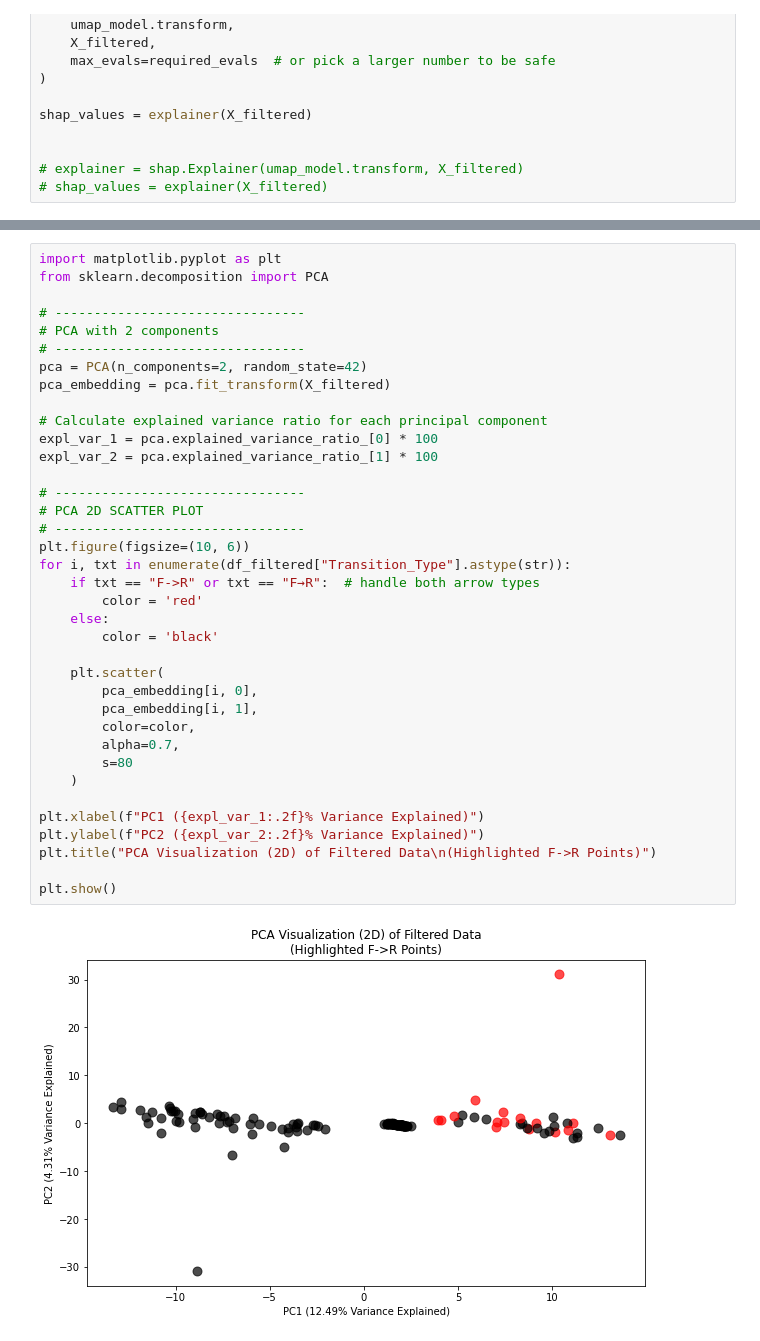
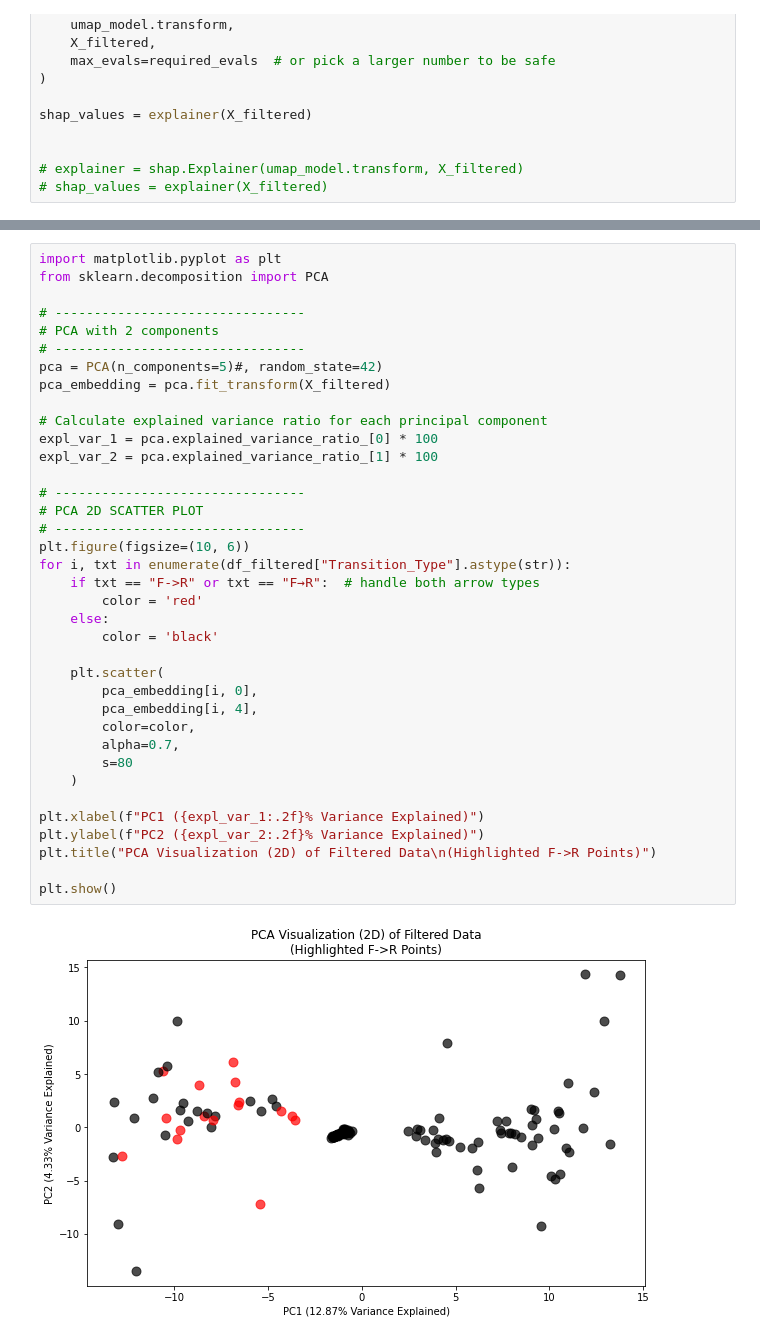
Before and after one commit to amirhdre/PiegonPersonal, a Jupyter notebook: lightgbm-tcr-transition-classifier.ipynb, the cells around one changed output, grey strips where cells are left out. Cells and saved outputs as stored; diff of their text form.

```diff
--- a/lightgbm-tcr-transition-classifier.ipynb
+++ b/lightgbm-tcr-transition-classifier.ipynb
@@ -501,35 +620,35 @@ from sklearn.decomposition import PCA
 # --------------------------------
 # PCA with 2 components
 # --------------------------------
-pca = PCA(n_components=2, random_state=42)
+pca = PCA(n_components=5)#, random_state=42)
 pca_embedding = pca.fit_transform(X_filtered)
 
 # Calculate explained variance ratio for each principal component
 expl_var_1 = pca.explained_variance_ratio_[0] * 100
 expl_var_2 = pca.explained_variance_ratio_[1] * 100
 
 # --------------------------------
 # PCA 2D SCATTER PLOT
 # --------------------------------
 plt.figure(figsize=(10, 6))
 for i, txt in enumerate(df_filtered["Transition_Type"].astype(str)):
     if txt == "F->R" or txt == "F→R":  # handle both arrow types
         color = 'red'
     else:
         color = 'black'
 
     plt.scatter(
         pca_embedding[i, 0],
-        pca_embedding[i, 1],
+        pca_embedding[i, 4],
         color=color,
         alpha=0.7,
         s=80
     )
 
 plt.xlabel(f"PC1 ({expl_var_1:.2f}% Variance Explained)")
 plt.ylabel(f"PC2 ({expl_var_2:.2f}% Variance Explained)")
 plt.title("PCA Visualization (2D) of Filtered Data\n(Highlighted F->R Points)")
 
 plt.show()
 # %% [output]
-[figure, old version]
+[figure, new version]
```
Also changed, not shown: parts of 6 cells of this notebook, 2 other files.
